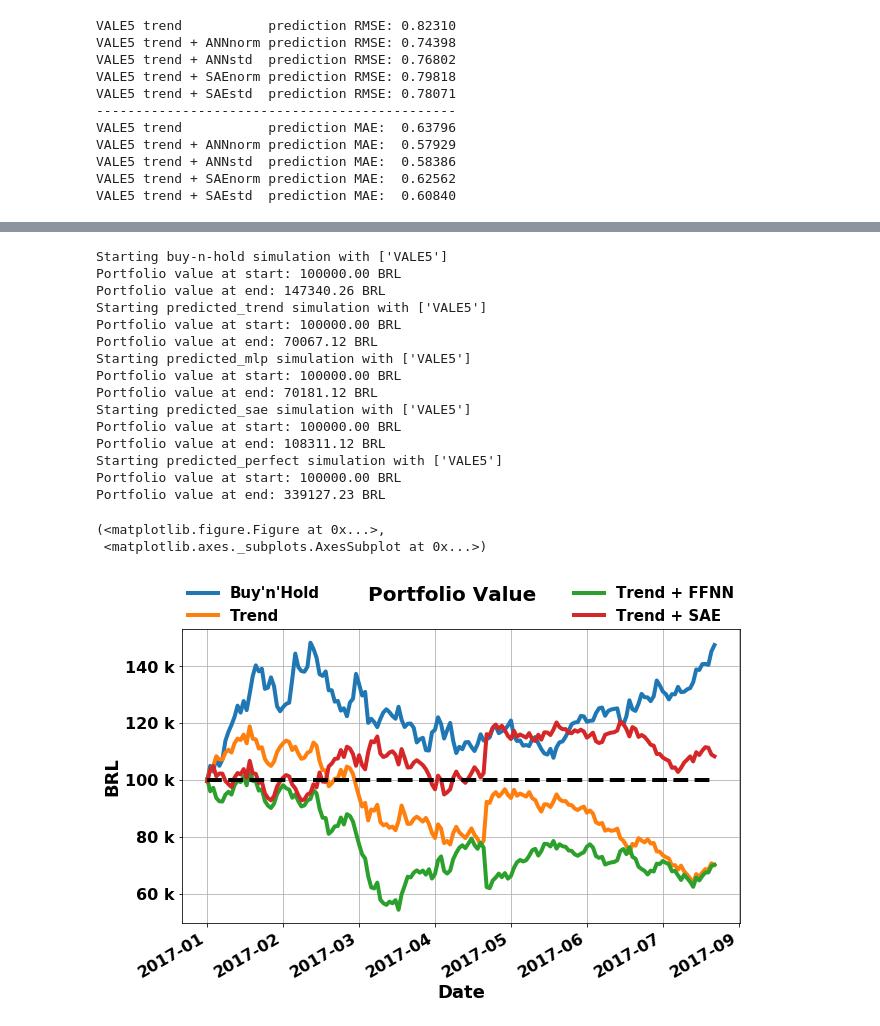
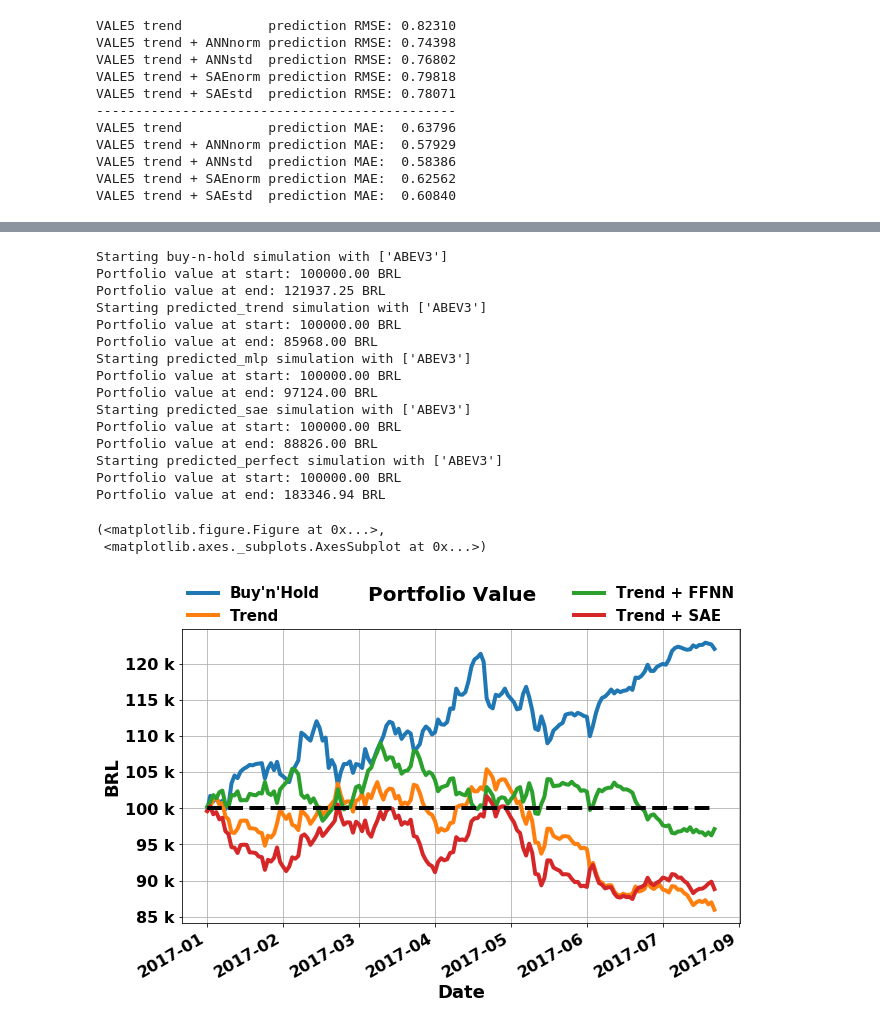
Before and after one commit to danilofrp/neural-stocks, a Jupyter notebook: notebooks/Backtesting/Backtesting.ipynb, the cells around one changed output, grey strips where cells are left out. Drawn from its saved outputs; the diff is of its cells as text; code cells hidden in the pictures.

Commit message:
ABEV3 SAE and backtesting

```diff
--- a/notebooks/Backtesting/Backtesting.ipynb
+++ b/notebooks/Backtesting/Backtesting.ipynb
@@ -29,10 +29,12 @@ os.makedirs(saveFigDir) if not os.path.exists(saveFigDir) else print('', end='\r
 pathPETR4_MLP = '../MLP/residuals/PETR4/Variables/PETR4_MLP_predicted.CSV'
 pathITUB4_MLP = '../MLP/residuals/ITUB4/Variables/ITUB4_MLP_predicted.CSV'
 pathVALE5_MLP = '../MLP/residuals/VALE5/Variables/VALE5_MLP_predicted.CSV'
+pathABEV3_MLP = '../MLP/residuals/ABEV3/Variables/ABEV3_MLP_predicted.CSV'
 
 pathPETR4_SAE = '../StackedAutoEncoder/residuals/PETR4/Variables/PETR4_SAE_predicted.CSV'
 pathITUB4_SAE = '../StackedAutoEncoder/residuals/ITUB4/Variables/ITUB4_SAE_predicted.CSV'
 pathVALE5_SAE = '../StackedAutoEncoder/residuals/VALE5/Variables/VALE5_SAE_predicted.CSV'
+pathABEV3_SAE = '../StackedAutoEncoder/residuals/ABEV3/Variables/ABEV3_SAE_predicted.CSV'
 
 plt.rcParams['font.weight'] = 'bold'
 plt.rcParams['figure.titlesize'] = 20
@@ -51,10 +53,12 @@ init_time = time.time()
 PETR4_MLP = pd.read_csv(pathPETR4_MLP, parse_dates=['Date'], index_col='Date').sort_index()
 ITUB4_MLP = pd.read_csv(pathITUB4_MLP, parse_dates=['Date'], index_col='Date').sort_index()
 VALE5_MLP = pd.read_csv(pathVALE5_MLP, parse_dates=['Date'], index_col='Date').sort_index()
+ABEV3_MLP = pd.read_csv(pathABEV3_MLP, parse_dates=['Date'], index_col='Date').sort_index()
 
 PETR4_SAE = pd.read_csv(pathPETR4_SAE, parse_dates=['Date'], index_col='Date').sort_index()[['PETR4_Close_predicted_SAEnorm', 'PETR4_Close_predicted_SAEstd']]
 ITUB4_SAE = pd.read_csv(pathITUB4_SAE, parse_dates=['Date'], index_col='Date').sort_index()[['ITUB4_Close_predicted_SAEnorm', 'ITUB4_Close_predicted_SAEstd']]
 VALE5_SAE = pd.read_csv(pathVALE5_SAE, parse_dates=['Date'], index_col='Date').sort_index()[['VALE5_Close_predicted_SAEnorm', 'VALE5_Close_predicted_SAEstd']]
+ABEV3_SAE = pd.read_csv(pathABEV3_SAE, parse_dates=['Date'], index_col='Date').sort_index()[['ABEV3_Close_predicted_SAEnorm', 'ABEV3_Close_predicted_SAEstd']]
 
 
 PETR4_MLP = PETR4_MLP[['PETR4_Close', 'PETR4_Open', 'PETR4_High', 'PETR4_Low', 'PETR4_Volume',
@@ -63,8 +67,10 @@ ITUB4_MLP = ITUB4_MLP[['ITUB4_Close', 'ITUB4_Open', 'ITUB4_High', 'ITUB4_Low', '
                'ITUB4_Close_trend', 'ITUB4_Close_resid', 'ITUB4_Close_predicted_MLPnorm', 'ITUB4_Close_predicted_MLPstd']]
 VALE5_MLP = VALE5_MLP[['VALE5_Close', 'VALE5_Open', 'VALE5_High', 'VALE5_Low', 'VALE5_Volume',
                'VALE5_Close_trend', 'VALE5_Close_resid', 'VALE5_Close_predicted_MLPnorm', 'VALE5_Close_predicted_MLPstd']]
+ABEV3_MLP = ABEV3_MLP[['ABEV3_Close', 'ABEV3_Open', 'ABEV3_High', 'ABEV3_Low', 'ABEV3_Volume',
+               'ABEV3_Close_trend', 'ABEV3_Close_resid', 'ABEV3_Close_predicted_MLPnorm', 'ABEV3_Close_predicted_MLPstd']]
 
-df = pd.concat([PETR4_MLP, PETR4_SAE, ITUB4_MLP, ITUB4_SAE, VALE5_MLP, VALE5_SAE], axis = 1)
+df = pd.concat([PETR4_MLP, PETR4_SAE, ITUB4_MLP, ITUB4_SAE, VALE5_MLP, VALE5_SAE, ABEV3_MLP, ABEV3_SAE], axis = 1)
 
 end_time = time.time()
 print('Time to acquire and process data: '+str(end_time-init_time)+' seconds')
@@ -456,10 +491,11 @@ def findIndex(array, obj, func):
             return i
     return -1
 # %%
-#bt = Backtest(assets = ['PETR4', 'ITUB4', 'VALE5'], dataPath = '../../../data/stocks/[asset]/diario/[asset].CSV')
-bt = Backtest(assets = ['PETR4'], dataPath = '../../../data/stocks/[asset]/diario/[asset].CSV')
+#bt = Backtest(assets = ['PETR4', 'ITUB4', 'VALE5', 'ABEV3'], dataPath = '../../../data/stocks/[asset]/diario/[asset].CSV')
+#bt = Backtest(assets = ['PETR4'], dataPath = '../../../data/stocks/[asset]/diario/[asset].CSV')
 #bt = Backtest(assets = ['ITUB4'], dataPath = '../../../data/stocks/[asset]/diario/[asset].CSV')
-bt = Backtest(assets = ['VALE5'], dataPath = '../../../data/stocks/[asset]/diario/[asset].CSV')
+#bt = Backtest(assets = ['VALE5'], dataPath = '../../../data/stocks/[asset]/diario/[asset].CSV')
+bt = Backtest(assets = ['ABEV3'], dataPath = '../../../data/stocks/[asset]/diario/[asset].CSV')
 # %%
 initialFunds = 100000
 
@@ -468,63 +504,70 @@ bt.simulate(strategy = 'buy-n-hold', start = '2017', initialFunds = initialFunds
 bt.simulate(strategy = 'predicted', start = '2017', initialFunds = initialFunds,
             predicted = {#'PETR4': df['PETR4_Close_trend'],
                          #'ITUB4': df['ITUB4_Close_trend'],
-                         'VALE5': df['VALE5_Close_trend']
+                         #'VALE5': df['VALE5_Close_trend'],
+                         'ABEV3': df['ABEV3_Close_trend']
                         },
             simulationName = 'predicted_trend', verbose = 0)
 
 bt.simulate(strategy = 'predicted', start = '2017', initialFunds = initialFunds,
             predicted = {#'PETR4': df['PETR4_Close_predicted_MLPstd'],
                          #'PETR4': (df['PETR4_Close_trend'] + df['PETR4_Close_predicted_MLPstd'])/2,
                          #'ITUB4': df['ITUB4_Close_predicted_MLPstd'],
                          #'ITUB4': (df['ITUB4_Close_trend'] + df['ITUB4_Close_predicted_MLPstd'])/2,
-                         'VALE5': df['VALE5_Close_predicted_MLPstd'],
-                         #'VALE5': (df['VALE5_Close_trend'] + df['VALE5_Close_predicted_MLPstd'])/2
+                         #'VALE5': df['VALE5_Close_predicted_MLPstd'],
+                         #'VALE5': (df['VALE5_Close_trend'] + df['VALE5_Close_predicted_MLPstd'])/2,
+                         'ABEV3': df['ABEV3_Close_predicted_MLPstd'],
+                         #'ABEV3': (df['ABEV3_Close_trend'] + df['ABEV3_Close_predicted_MLPstd'])/2
                         },
             simulationName = 'predicted_mlp', verbose = 0)
 
 bt.simulate(strategy = 'predicted', start = '2017', initialFunds = initialFunds,
             predicted = {#'PETR4': df['PETR4_Close_predicted_SAEstd'],
                          #'PETR4': (df['PETR4_Close_trend'] + df['PETR4_Close_predicted_SAEstd'])/2,
                          #'ITUB4': df['ITUB4_Close_predicted_SAEnorm'],
                          #'ITUB4': (df['ITUB4_Close_trend'] + df['ITUB4_Close_predicted_SAEstd'])/2,
-                         'VALE5': df['VALE5_Close_predicted_SAEstd'],
-                         #'VALE5': (df['VALE5_Close_predicted_SAEstd'] + df['VALE5_Close_predicted_SAEstd'])/2
+                         #'VALE5': df['VALE5_Close_predicted_SAEstd'],
+                         #'VALE5': (df['VALE5_Close_predicted_SAEstd'] + df['VALE5_Close_predicted_SAEstd'])/2,
+                         'ABEV3': df['ABEV3_Close_predicted_SAEnorm'],
+                         #'ABEV3': (df['ABEV3_Close_predicted_SAEstd'] + df['ABEV3_Close_predicted_SAEstd'])/2
                         },
             simulationName = 'predicted_sae', verbose = 0)
 
 bt.simulate(strategy = 'predicted', start = '2017', initialFunds = initialFunds,
             predicted = {
                          #'PETR4': df['PETR4_Close'],
                          #'ITUB4': df['ITUB4_Close'],
-                         'VALE5': df['VALE5_Close']
+                         #'VALE5': df['VALE5_Close'],
+                         'ABEV3': df['ABEV3_Close']
                         },
             simulationName = 'predicted_perfect', verbose = 0)
+
+
+
+bt.plotSimulations(simulations = ['buy-n-hold', 'predicted_trend', 'predicted_mlp', 'predicted_sae'],
+                   names = ['Buy\'n\'Hold', 'Trend', 'Trend + FFNN', 'Trend + SAE'],
+                   legendsize = 15, linewidth = 4.0, figsize = (10,6), linestyle = '-', legendncol = 2,
+                   saveImg = False, saveDir = saveFigDir, saveName = 'PETR4_backtest_ANNstd_SAEstd', saveFormat = 'pdf'
+                  )
 # %% [output]
-Starting buy-n-hold simulation with ['VALE5']
+Starting buy-n-hold simulation with ['ABEV3']
 Portfolio value at start: 100000.00 BRL
-Portfolio value at end: 147340.26 BRL
-Starting predicted_trend simulation with ['VALE5']
+Portfolio value at end: 121937.25 BRL
+Starting predicted_trend simulation with ['ABEV3']
 Portfolio value at start: 100000.00 BRL
-Portfolio value at end: 70067.12 BRL
-Starting predicted_mlp simulation with ['VALE5']
+Portfolio value at end: 85968.00 BRL
+Starting predicted_mlp simulation with ['ABEV3']
 Portfolio value at start: 100000.00 BRL
-Portfolio value at end: 70181.12 BRL
-Starting predicted_sae simulation with ['VALE5']
+Portfolio value at end: 97124.00 BRL
+Starting predicted_sae simulation with ['ABEV3']
 Portfolio value at start: 100000.00 BRL
-Portfolio value at end: 108311.12 BRL
-Starting predicted_perfect simulation with ['VALE5']
+Portfolio value at end: 88826.00 BRL
+Starting predicted_perfect simulation with ['ABEV3']
 Portfolio value at start: 100000.00 BRL
-Portfolio value at end: 339127.23 BRL
+Portfolio value at end: 183346.94 BRL
+(<matplotlib.figure.Figure at 0x...>,
+ <matplotlib.axes._subplots.AxesSubplot at 0x...>)
+[figure, added]
-# %%
-bt.plotSimulations(simulations = ['buy-n-hold', 'predicted_trend', 'predicted_mlp', 'predicted_sae'],
-                   names = ['Buy\'n\'Hold', 'Trend', 'Trend + FFNN', 'Trend + SAE'],
-                   legendsize = 15, linewidth = 4.0, figsize = (10,6), linestyle = '-', legendncol = 2,
-                   saveImg = False, saveDir = saveFigDir, saveName = 'PETR4_backtest_ANNstd_SAEstd', saveFormat = 'pdf'
-                  )
-# %% [output]
-(<matplotlib.figure.Figure at 0x...>,
- <matplotlib.axes._subplots.AxesSubplot at 0x...>)
-[figure, removed]
 # %%
 print('-------------------------------------')
 print('Buy\'n\'Hold   final value:   {:.2f}'.format(bt.history['buy-n-hold']['portfolioValue'][-1]))
```
Also changed, not shown: parts of 4 cells of this notebook, 31 other files.
